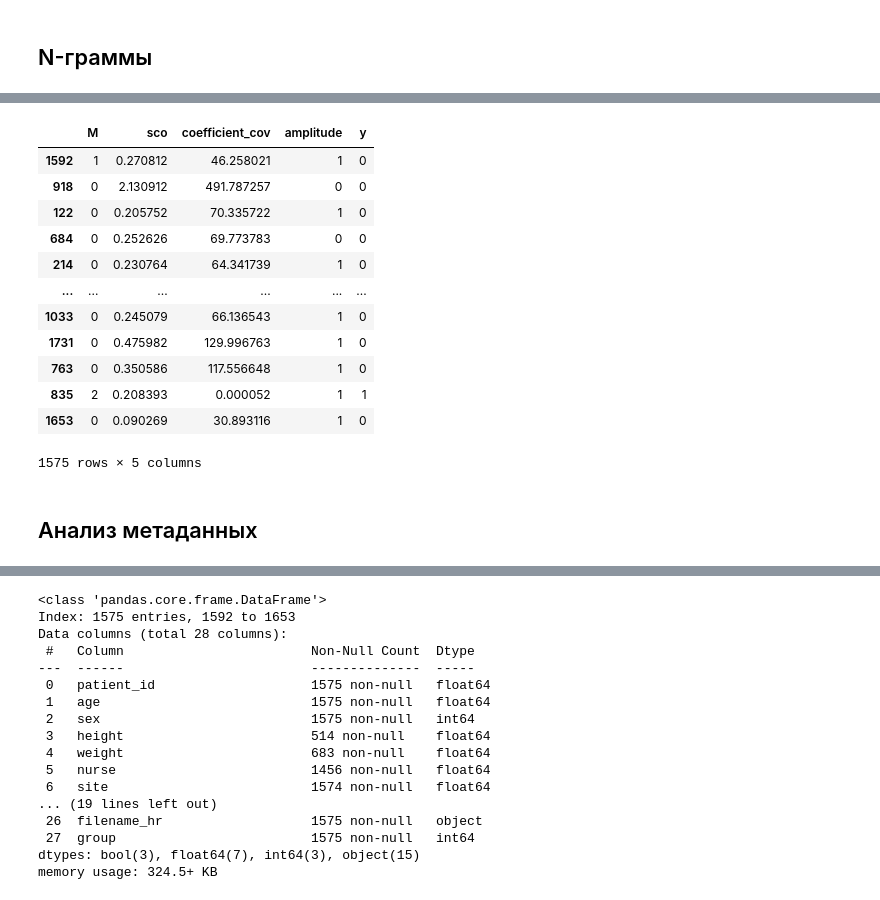
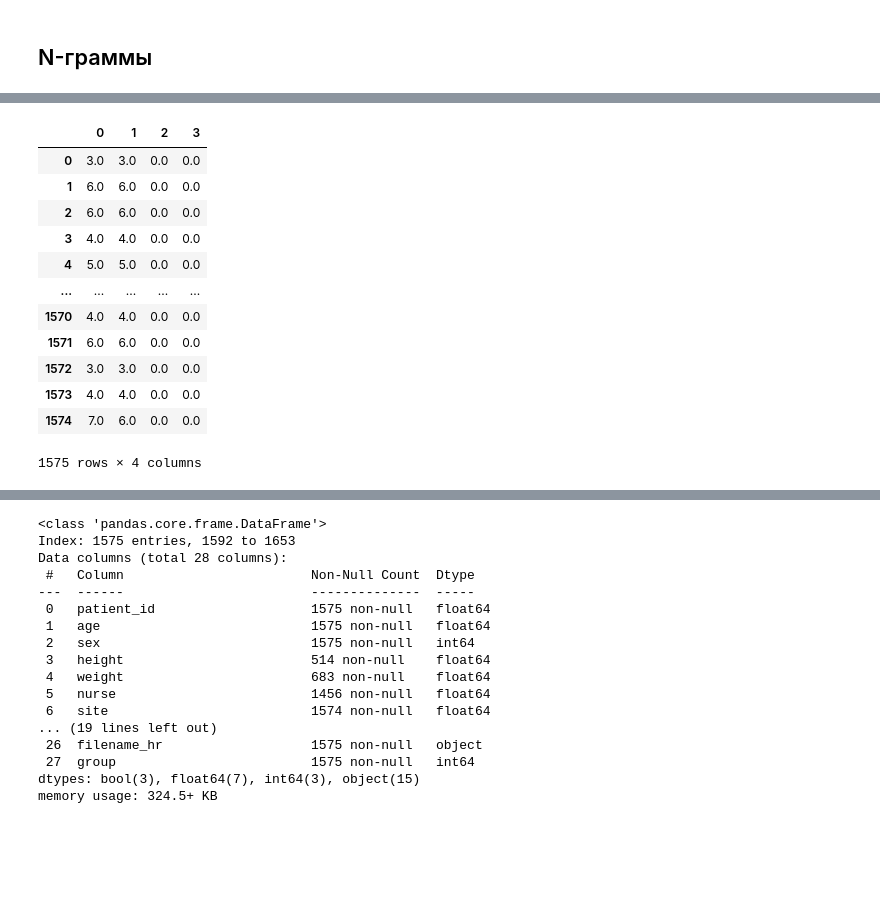
Before and after one commit to vikt-l/ECGMultilableClassification, a Jupyter notebook: main.ipynb, the cells around one changed output, grey strips where cells are left out. Drawn from its saved outputs; the diff is of its cells as text; code cells hidden in the pictures; blank space fills up the shorter version.

```diff
--- a/main.ipynb
+++ b/main.ipynb
@@ -324,6 +437,0 @@ for i in sick:
-# %%
-sp_healthy = []  # список N-грамм здоровых
-for i in healthy:
-    n = list(map(lambda x: ''.join(list(x)), list(ngrams(list(i), 6))))
-    for k in n:
-        sp_healthy.append(k)
@@ -361,11 +544,4 @@ for ecg in array(encoding_ecg_train):
         ngramms_ecg.add(k)
     ngramms_ecgs_train.append(list(ngramms_ecg))
 # %%
-def func(ng):  # возвращает список количества н-грамм, относящихся к каждой категории
-    ng_health = sum(list(map(lambda x: 1 if x in only_health else 0, ng)))
-    ng_sick = sum(list(map(lambda x: 1 if x in only_sick else 0, ng)))
-
-    ng_popular_health = sum(list(map(lambda x: 1 if x in popular_health_only else 0, ng)))
-    ng_popular_sick = sum(list(map(lambda x: 1 if x in popular_sick_only else 0, ng)))
-
-    return [ng_health, ng_sick, ng_popular_health, ng_popular_sick]
+ngramms_ecgs_train
@@ -528,18 +566,24 @@ hrv_data.coefficient_cov = coefficient_covariance
-# %%
-hrv_data
-# %% [output]
-|  | M | sco | coefficient_cov | amplitude | y |
-| 1592 | 1 | 0.270812 | 46.258021 | 1 | 0 |
-| 918 | 0 | 2.130912 | 491.787257 | 0 | 0 |
-| 122 | 0 | 0.205752 | 70.335722 | 1 | 0 |
-| 684 | 0 | 0.252626 | 69.773783 | 0 | 0 |
-| 214 | 0 | 0.230764 | 64.341739 | 1 | 0 |
-| ... | ... | ... | ... | ... | ... |
-| 1033 | 0 | 0.245079 | 66.136543 | 1 | 0 |
-| 1731 | 0 | 0.475982 | 129.996763 | 1 | 0 |
-| 763 | 0 | 0.350586 | 117.556648 | 1 | 0 |
-| 835 | 2 | 0.208393 | 0.000052 | 1 | 1 |
-| 1653 | 0 | 0.090269 | 30.893116 | 1 | 0 |
-1575 rows × 5 columns
-# %% [markdown]
-## Анализ метаданных
+# %%
+df_healthy = pd.DataFrame([func(ng)[0] for ng in ngramms_ecgs_train])
+df_septal = pd.DataFrame([func(ng)[1] for ng in ngramms_ecgs_train])
+df_front = pd.DataFrame([func(ng)[2] for ng in ngramms_ecgs_train])
+df_side = pd.DataFrame([func(ng)[3] for ng in ngramms_ecgs_train])
+df_front_side = pd.DataFrame([func(ng)[4] for ng in ngramms_ecgs_train])
+df_front_septal = pd.DataFrame([func(ng)[5] for ng in ngramms_ecgs_train])
+df_lower = pd.DataFrame([func(ng)[6] for ng in ngramms_ecgs_train])
+# %%
+df_septal
+# %% [output]
+|  | 0 | 1 | 2 | 3 |
+| 0 | 3.0 | 3.0 | 0.0 | 0.0 |
+| 1 | 6.0 | 6.0 | 0.0 | 0.0 |
+| 2 | 6.0 | 6.0 | 0.0 | 0.0 |
+| 3 | 4.0 | 4.0 | 0.0 | 0.0 |
+| 4 | 5.0 | 5.0 | 0.0 | 0.0 |
+| ... | ... | ... | ... | ... |
+| 1570 | 4.0 | 4.0 | 0.0 | 0.0 |
+| 1571 | 6.0 | 6.0 | 0.0 | 0.0 |
+| 1572 | 3.0 | 3.0 | 0.0 | 0.0 |
+| 1573 | 4.0 | 4.0 | 0.0 | 0.0 |
+| 1574 | 7.0 | 6.0 | 0.0 | 0.0 |
+1575 rows × 4 columns
```
Also changed, not shown: parts of 87 cells of this notebook.
